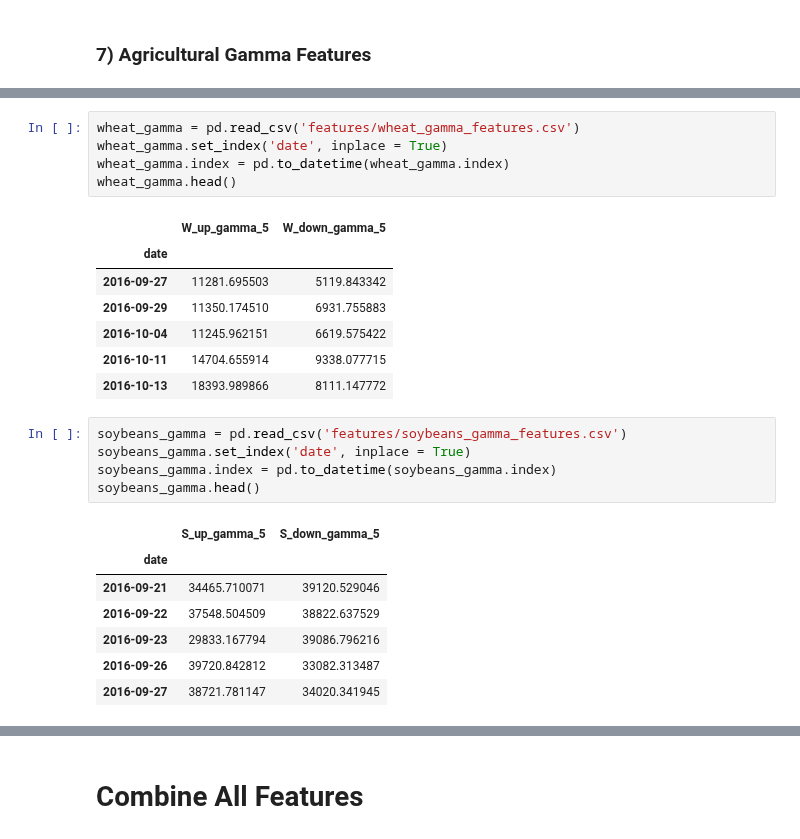
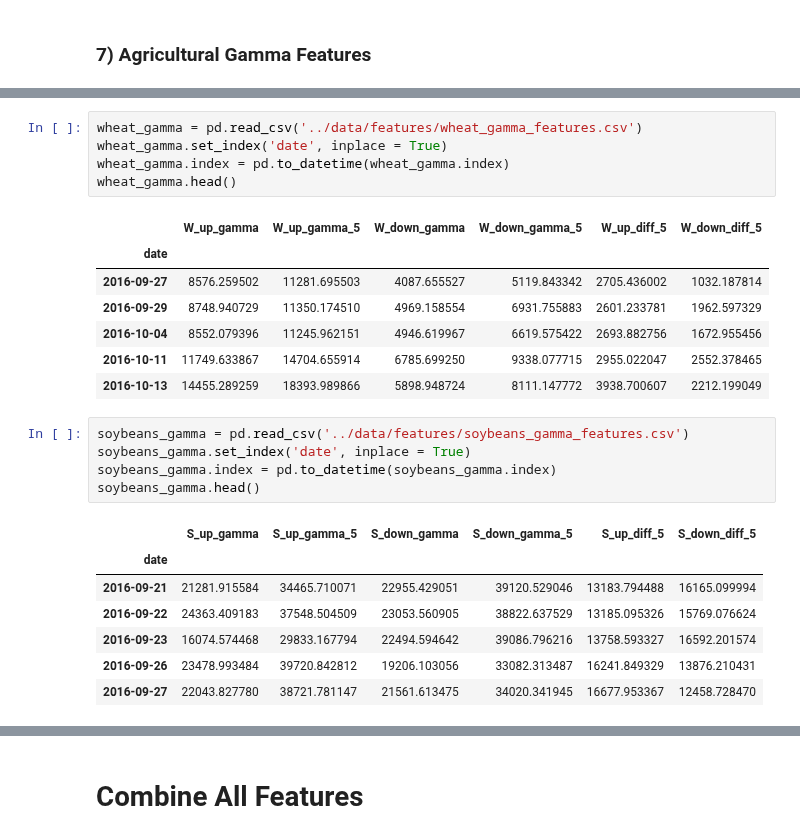
Before and after one commit to QuantCS109/TrumpTweets, a Jupyter notebook: notebooks_features/combined_features.ipynb, the cells around one changed output, grey strips where cells are left out. Cells and saved outputs as stored; diff of their text form.

```diff
--- a/notebooks_features/combined_features.ipynb
+++ b/notebooks_features/combined_features.ipynb
@@ -129,28 +132,28 @@ corn_gamma.head()
 | 2016-09-29 | 56912.627474 | 39498.507310 | 13003.249796 | 8306.498080 |
 | 2016-09-30 | 56946.454785 | 40410.808361 | 12994.168946 | 8664.380661 |
 # %%
-wheat_gamma = pd.read_csv('features/wheat_gamma_features.csv')
+wheat_gamma = pd.read_csv('../data/features/wheat_gamma_features.csv')
 wheat_gamma.set_index('date', inplace = True)
 wheat_gamma.index = pd.to_datetime(wheat_gamma.index)
 wheat_gamma.head()
 # %% [output]
-|  | W_up_gamma_5 | W_down_gamma_5 |
-| date |  |  |
-| 2016-09-27 | 11281.695503 | 5119.843342 |
-| 2016-09-29 | 11350.174510 | 6931.755883 |
-| 2016-10-04 | 11245.962151 | 6619.575422 |
-| 2016-10-11 | 14704.655914 | 9338.077715 |
-| 2016-10-13 | 18393.989866 | 8111.147772 |
+|  | W_up_gamma | W_up_gamma_5 | W_down_gamma | W_down_gamma_5 | W_up_diff_5 | W_down_diff_5 |
+| date |  |  |  |  |  |  |
+| 2016-09-27 | 8576.259502 | 11281.695503 | 4087.655527 | 5119.843342 | 2705.436002 | 1032.187814 |
+| 2016-09-29 | 8748.940729 | 11350.174510 | 4969.158554 | 6931.755883 | 2601.233781 | 1962.597329 |
+| 2016-10-04 | 8552.079396 | 11245.962151 | 4946.619967 | 6619.575422 | 2693.882756 | 1672.955456 |
+| 2016-10-11 | 11749.633867 | 14704.655914 | 6785.699250 | 9338.077715 | 2955.022047 | 2552.378465 |
+| 2016-10-13 | 14455.289259 | 18393.989866 | 5898.948724 | 8111.147772 | 3938.700607 | 2212.199049 |
 # %%
-soybeans_gamma = pd.read_csv('features/soybeans_gamma_features.csv')
+soybeans_gamma = pd.read_csv('../data/features/soybeans_gamma_features.csv')
 soybeans_gamma.set_index('date', inplace = True)
 soybeans_gamma.index = pd.to_datetime(soybeans_gamma.index)
 soybeans_gamma.head()
 # %% [output]
-|  | S_up_gamma_5 | S_down_gamma_5 |
-| date |  |  |
-| 2016-09-21 | 34465.710071 | 39120.529046 |
-| 2016-09-22 | 37548.504509 | 38822.637529 |
-| 2016-09-23 | 29833.167794 | 39086.796216 |
-| 2016-09-26 | 39720.842812 | 33082.313487 |
-| 2016-09-27 | 38721.781147 | 34020.341945 |
+|  | S_up_gamma | S_up_gamma_5 | S_down_gamma | S_down_gamma_5 | S_up_diff_5 | S_down_diff_5 |
+| date |  |  |  |  |  |  |
+| 2016-09-21 | 21281.915584 | 34465.710071 | 22955.429051 | 39120.529046 | 13183.794488 | 16165.099994 |
+| 2016-09-22 | 24363.409183 | 37548.504509 | 23053.560905 | 38822.637529 | 13185.095326 | 15769.076624 |
+| 2016-09-23 | 16074.574468 | 29833.167794 | 22494.594642 | 39086.796216 | 13758.593327 | 16592.201574 |
+| 2016-09-26 | 23478.993484 | 39720.842812 | 19206.103056 | 33082.313487 | 16241.849329 | 13876.210431 |
+| 2016-09-27 | 22043.827780 | 38721.781147 | 21561.613475 | 34020.341945 | 16677.953367 | 12458.728470 |
```
Also changed, not shown: parts of 16 cells of this notebook, 12 other files.
